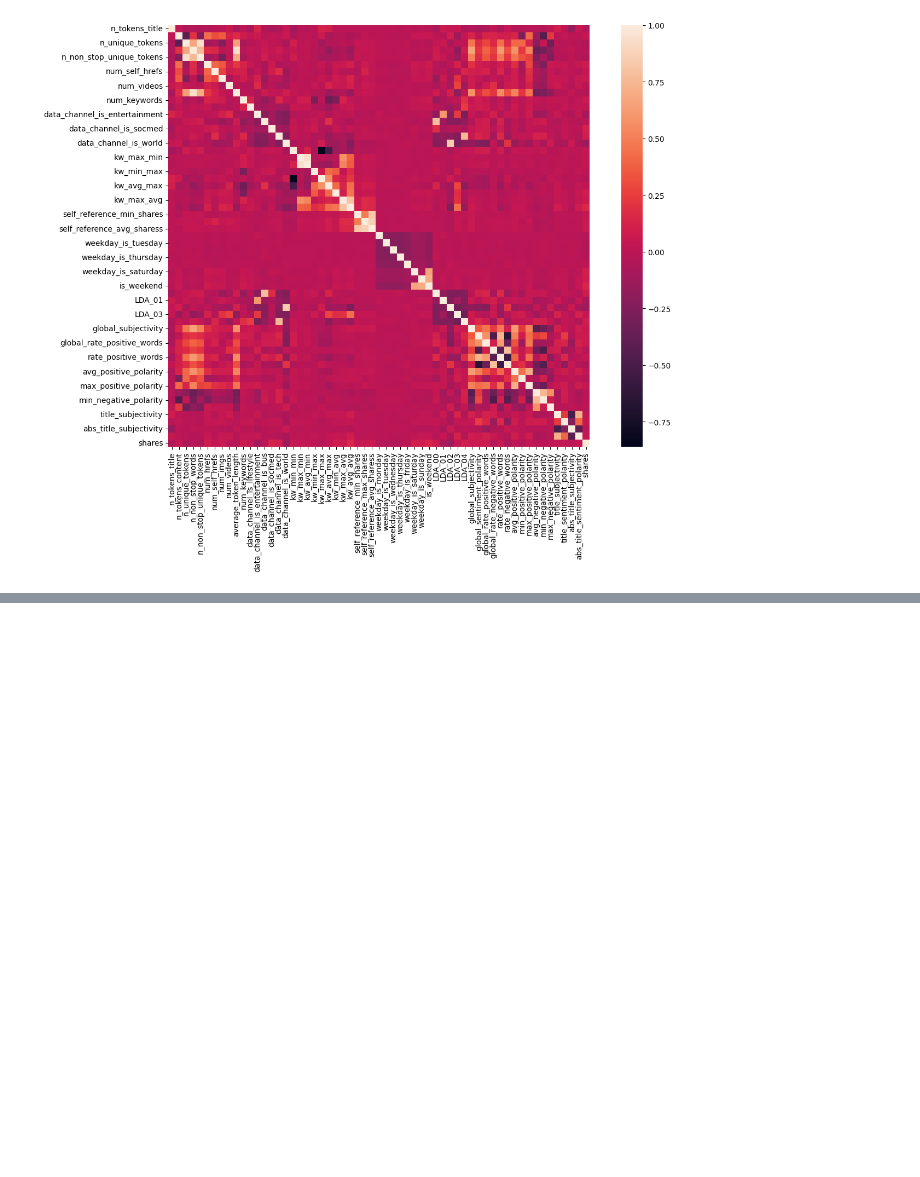
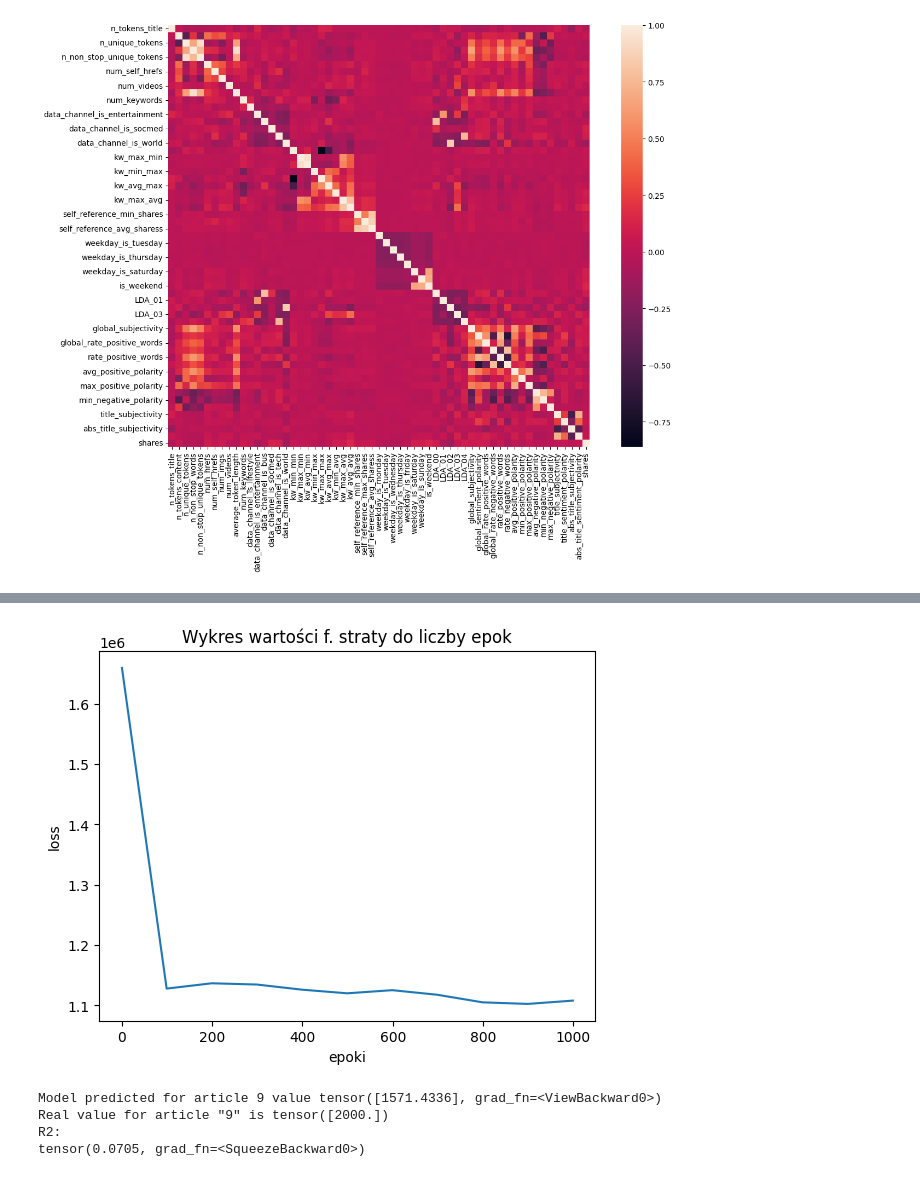
Before and after one commit to Spynacz/SI, a Jupyter notebook: online-news-popularity.ipynb, the cells around one changed output, grey strips where cells are left out. Cells and saved outputs as stored; diff of their text form; code cells hidden in the pictures; blank space fills up the shorter version.

```diff
--- a/online-news-popularity.ipynb
+++ b/online-news-popularity.ipynb
@@ -171,0 +298,19 @@ sns.heatmap(data2.corr(), square=True)
+# %%
+#utworzenie modelu nieliniowego
+model2 = nn.Sequential(
+    nn.Linear(58,29),
+    nn.LeakyReLU(),
+    nn.Linear(29,20),
+    nn.LeakyReLU(),
+    nn.Linear(20,10),
+    nn.LeakyReLU(),
+    nn.Linear(10,1)
+)
+# %%
+trenTest(model2)
+# %% [output]
+[figure, added]
+Model predicted for article 9 value tensor([1571.4336], grad_fn=<ViewBackward0>)
+Real value for article "9" is tensor([2000.])
+R2:
+tensor(0.0705, grad_fn=<SqueezeBackward0>)
```
Also changed, not shown: parts of 29 cells of this notebook.
